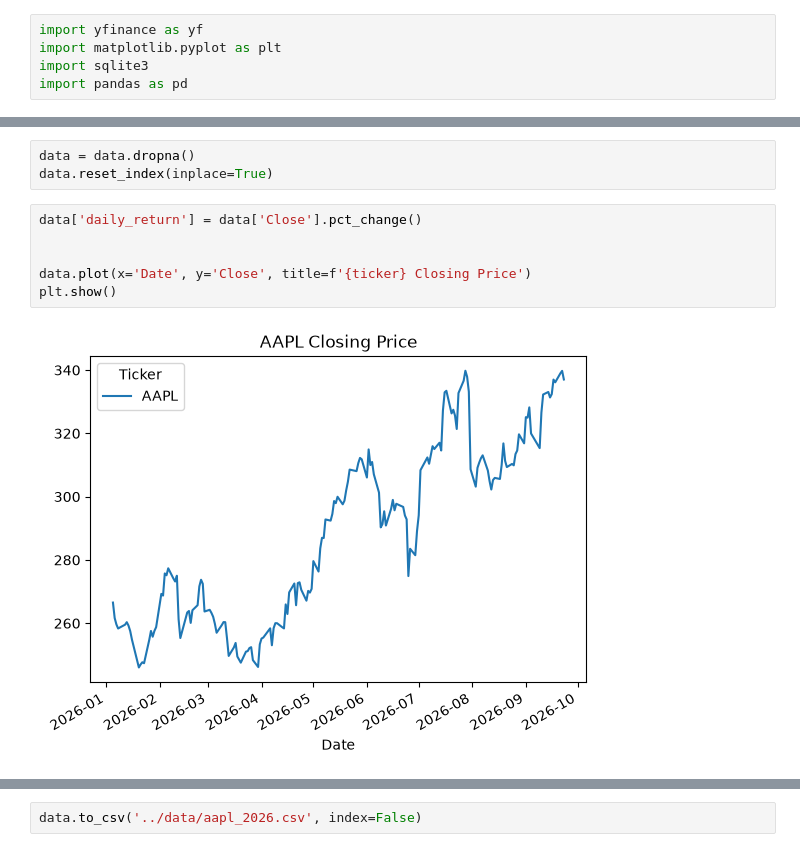
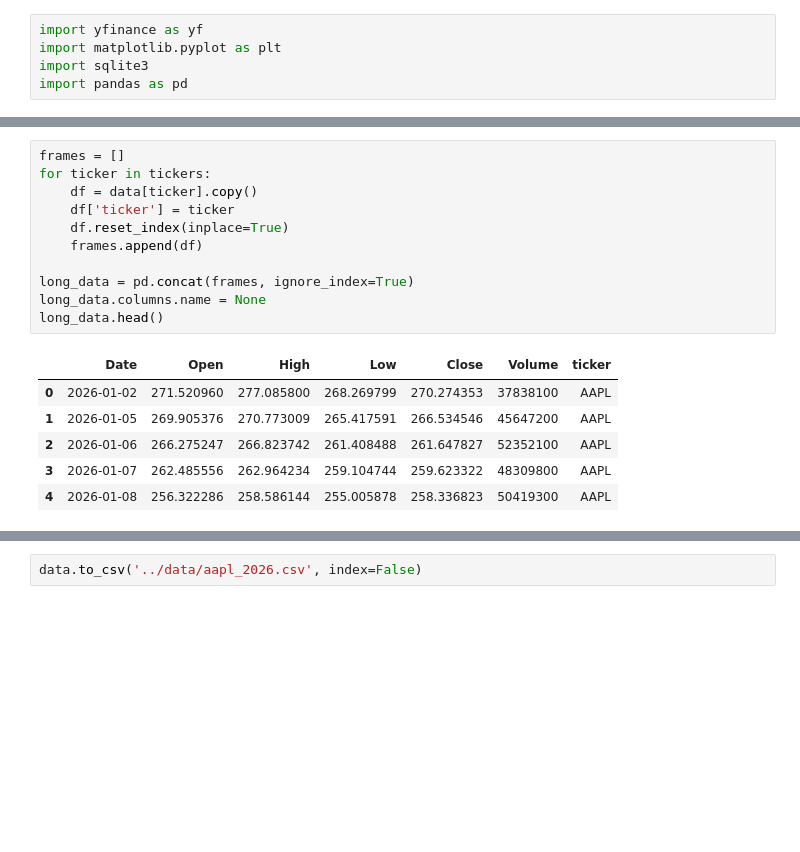
Before and after one commit to mpatelgr/finance-data-pipeline, a Jupyter notebook: notebooks/01_yfinance_test.ipynb, the cells around one changed output, grey strips where cells are left out. Drawn from its saved outputs; the diff is of its cells as text; blank space fills up the shorter version.

```diff
--- a/notebooks/01_yfinance_test.ipynb
+++ b/notebooks/01_yfinance_test.ipynb
@@ -20,11 +11,18 @@ data.head()
-# %%
-data = data.dropna()
-data.reset_index(inplace=True)
-# %%
-data['daily_return'] = data['Close'].pct_change()
-
-
-data.plot(x='Date', y='Close', title=f'{ticker} Closing Price')
-plt.show()
-# %% [output]
-[figure, removed]
+# %%
+frames = []
+for ticker in tickers:
+    df = data[ticker].copy()
+    df['ticker'] = ticker
+    df.reset_index(inplace=True)
+    frames.append(df)
+
+long_data = pd.concat(frames, ignore_index=True)
+long_data.columns.name = None
+long_data.head()
+# %% [output]
+|  | Date | Open | High | Low | Close | Volume | ticker |
+| 0 | 2026-01-02 | 271.520960 | 277.085800 | 268.269799 | 270.274353 | 37838100 | AAPL |
+| 1 | 2026-01-05 | 269.905376 | 270.773009 | 265.417591 | 266.534546 | 45647200 | AAPL |
+| 2 | 2026-01-06 | 266.275247 | 266.823742 | 261.408488 | 261.647827 | 52352100 | AAPL |
+| 3 | 2026-01-07 | 262.485556 | 262.964234 | 259.104744 | 259.623322 | 48309800 | AAPL |
+| 4 | 2026-01-08 | 256.322286 | 258.586144 | 255.005878 | 258.336823 | 50419300 | AAPL |
```
Also changed, not shown: parts of 15 cells of this notebook, 1 other file.
